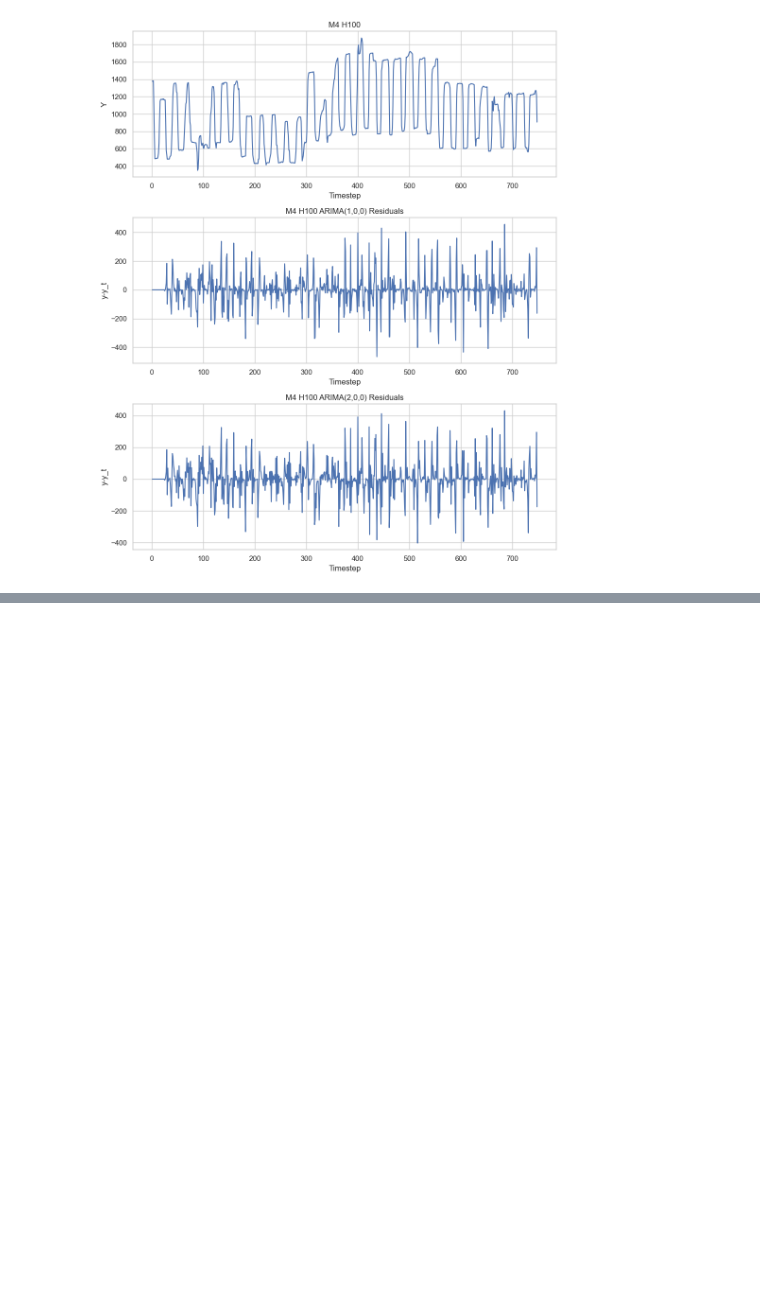
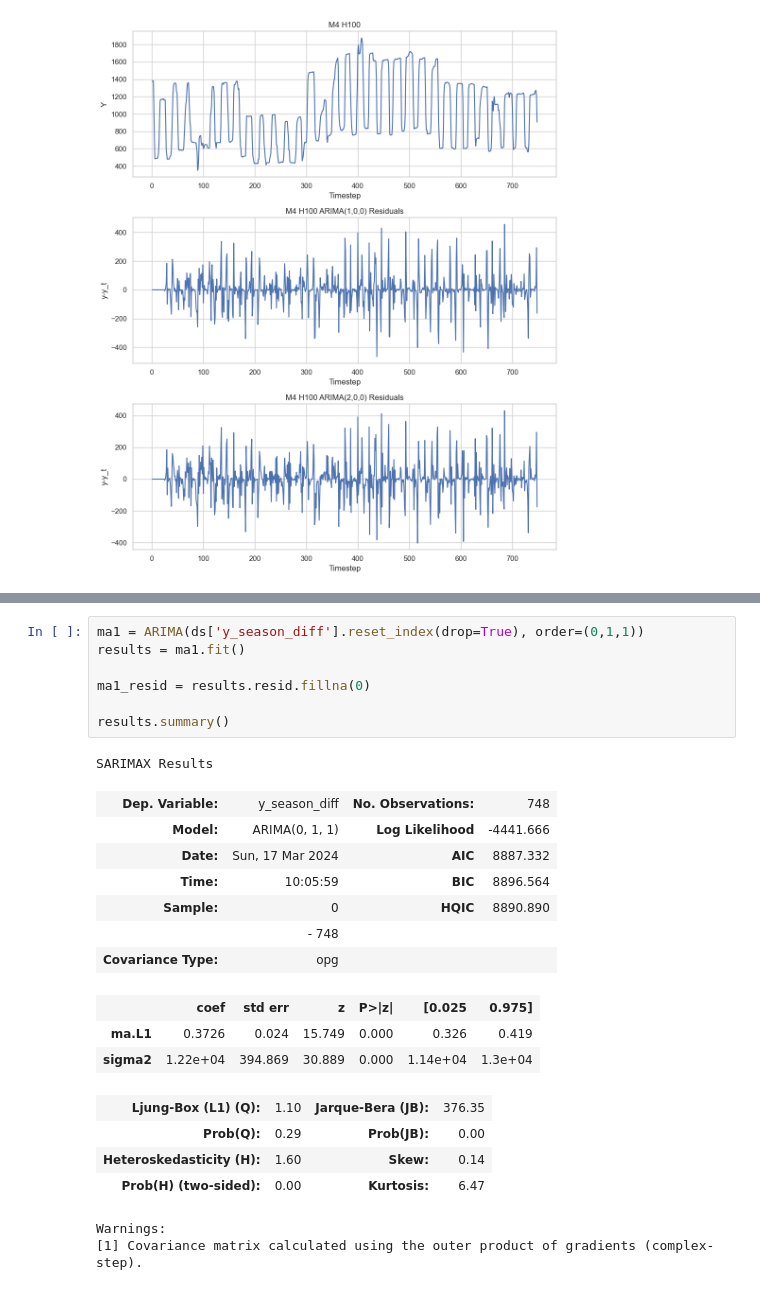
Before and after one commit to cal-yen/fpp3, a Jupyter notebook: chapter_9.ipynb, the cells around one changed output, grey strips where cells are left out. Drawn from its saved outputs; the diff is of its cells as text; blank space fills up the shorter version.

```diff
--- a/chapter_9.ipynb
+++ b/chapter_9.ipynb
@@ -265,0 +286,25 @@ plt.show()
+# %%
+ma1 = ARIMA(ds['y_season_diff'].reset_index(drop=True), order=(0,1,1))
+results = ma1.fit()
+
+ma1_resid = results.resid.fillna(0)
+
+results.summary()
+# %% [output]
+SARIMAX Results
+| Dep. Variable: | y_season_diff | No. Observations: | 748 |
+| Model: | ARIMA(0, 1, 1) | Log Likelihood | -4441.666 |
+| Date: | Sun, 17 Mar 2024 | AIC | 8887.332 |
+| Time: | 10:05:59 | BIC | 8896.564 |
+| Sample: | 0 | HQIC | 8890.890 |
+|  | - 748 |  |  |
+| Covariance Type: | opg |  |  |
+|  | coef | std err | z | P>|z| | [0.025 | 0.975] |
+| ma.L1 | 0.3726 | 0.024 | 15.749 | 0.000 | 0.326 | 0.419 |
+| sigma2 | 1.22e+04 | 394.869 | 30.889 | 0.000 | 1.14e+04 | 1.3e+04 |
+| Ljung-Box (L1) (Q): | 1.10 | Jarque-Bera (JB): | 376.35 |
+| Prob(Q): | 0.29 | Prob(JB): | 0.00 |
+| Heteroskedasticity (H): | 1.60 | Skew: | 0.14 |
+| Prob(H) (two-sided): | 0.00 | Kurtosis: | 6.47 |
+Warnings:
+[1] Covariance matrix calculated using the outer product of gradients (complex-step).
```
Also changed, not shown: parts of 7 cells of this notebook.
